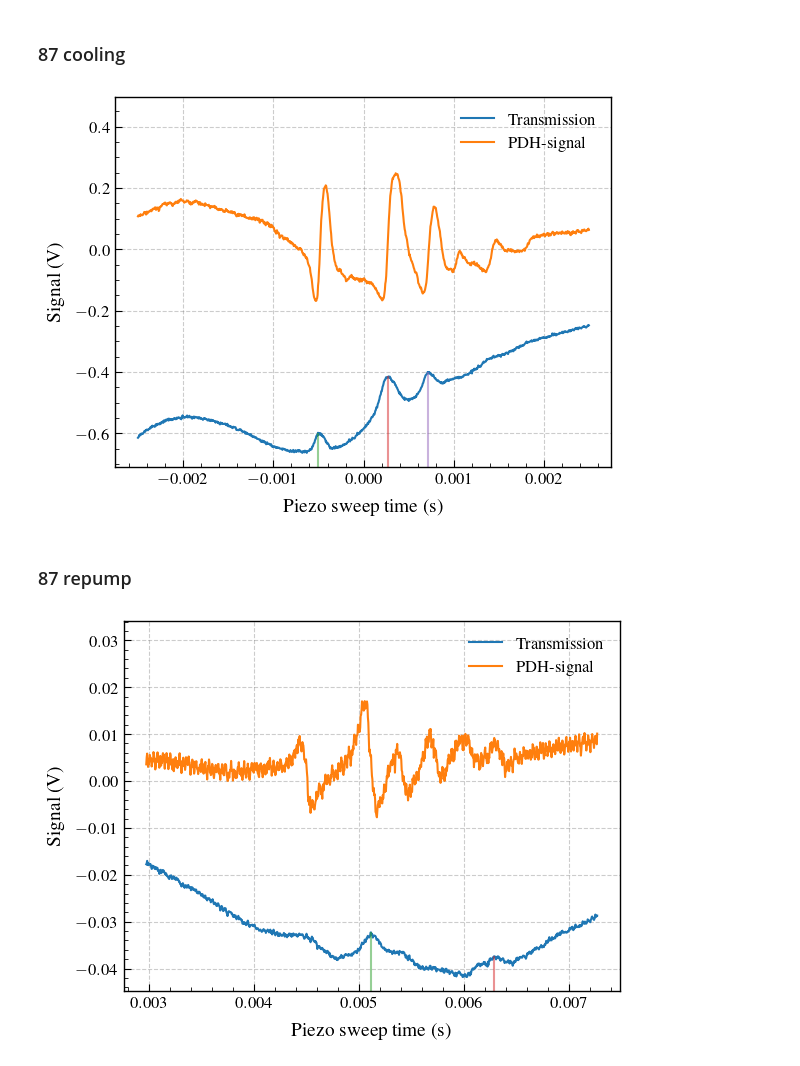
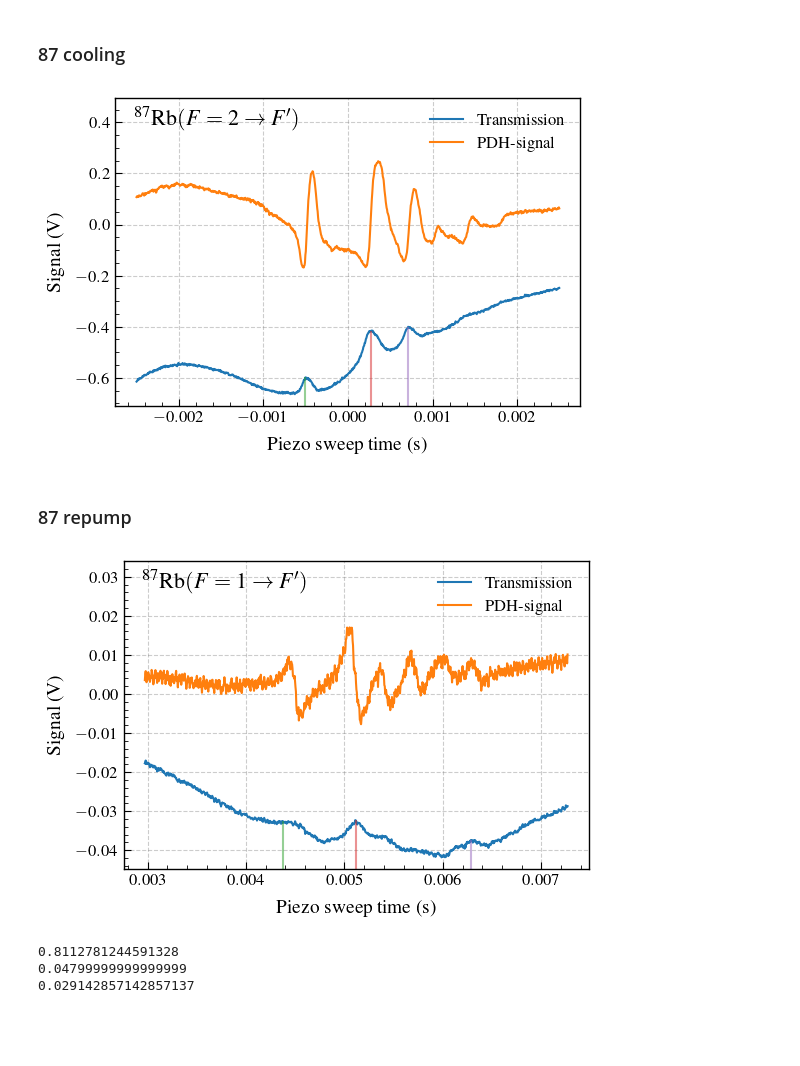
Before and after one commit to nrneubert/AEIEP, a Jupyter notebook: MOT/doppler_free_spectroscopy.ipynb, the cells around one changed output. Saved outputs shown, nothing was run; the diff lists cells and outputs as text; code cells hidden in the pictures; blank space fills up the shorter version.

```diff
--- a/MOT/doppler_free_spectroscopy.ipynb
+++ b/MOT/doppler_free_spectroscopy.ipynb
@@ -21,7 +21,7 @@ ch2 = data[:,2]     # Transmission signal
 ch3 = data[:,3]     # Error signal
 ch4 = data[:,4]     # Step function
 
-fig, ax = plt.subplots()
+fig, ax = plt.subplots(figsize=(6,4))
 
 """ --- 85 RB F2 --- """
 
@@ -40,8 +40,8 @@ ax.set_ylabel("Signal (V)")
 ax.legend()
 
 x0 = 0.04
-#ax.text(x0, 0.91, r'$F^\prime$ =', transform=ax.transAxes, fontsize=16)
-ax.set_title(r'$^{85}\mathrm{Rb}(F=2 \rightarrow F^\prime)$', fontsize=14)
+text = r'$^{85}\mathrm{Rb}(F=2 \rightarrow F^\prime)$'
+ax.text(x0, 0.91, text, transform=ax.transAxes, fontsize=16)
 
 peaks = find_peaks(ch2, distance=50, prominence=0.05)[0]
 peaks = np.delete(peaks, 0)
@@ -75,7 +75,7 @@ ch2_norm = ((ch2 - ch2_min) / (ch2_max - ch2_min)) \
 ch2_norm -= 2.0*max(ch3)
 ch2 = ch2_norm
 
-fig, ax = plt.subplots()
+fig, ax = plt.subplots(figsize=(6,4))
 
 ax.plot(time, ch2, color=f'C{0}', label='Transmission')
 ax.plot(time, ch3, color=f'C{1}', label='PDH-signal')
@@ -86,6 +86,9 @@ ax.set_ylim(ymin, max(ch3)*2.0)
 ax.set_xlabel("Piezo sweep time (s)")
 ax.set_ylabel("Signal (V)")
 ax.legend()
+
+text = r'$^{85}\mathrm{Rb}(F=3 \rightarrow F^\prime)$'
+ax.text(x0, 0.91, text, transform=ax.transAxes, fontsize=16)
 
 peaks = find_peaks(ch2, distance=100, prominence=0.01)[0]
 print(peaks)
@@ -99,6 +102,6 @@ for i, index in enumerate(peaks) :
     s = ch2[index]
     ax.vlines(x=t, ymin=lower_lim, ymax=s, color=f'C{i+2}', linestyle='-', alpha=0.5)
 
-fig.savefig("./Figures/85rbf=2.png", format='png', bbox_inches='tight', dpi=400)
+fig.savefig("./Figures/85rbf=3.png", format='png', bbox_inches='tight', dpi=400)
 # %% [output]
 [304 462 564]
@@ -122,7 +125,7 @@ ch2_norm = ((ch2 - ch2_min) / (ch2_max - ch2_min)) \
 ch2_norm -= 2.0*max(ch3)
 ch2 = ch2_norm
 
-fig, ax = plt.subplots()
+fig, ax = plt.subplots(figsize=(6,4))
 
 ax.plot(time, ch2, color=f'C{0}', label='Transmission')
 ax.plot(time, ch3, color=f'C{1}', label='PDH-signal')
@@ -133,6 +136,8 @@ ax.set_ylim(ymin, max(ch3)*2.0)
 ax.set_xlabel("Piezo sweep time (s)")
 ax.set_ylabel("Signal (V)")
 ax.legend()
+text = r'$^{87}\mathrm{Rb}(F=2 \rightarrow F^\prime)$'
+ax.text(x0, 0.91, text, transform=ax.transAxes, fontsize=16)
 
 peaks = find_peaks(ch2, distance=50, prominence=0.01)[0]
 peaks = np.delete(peaks, 0)
@@ -148,7 +153,7 @@ for i, index in enumerate(peaks) :
 
 fig.savefig("./Figures/87rbcooling.png", format='png', bbox_inches='tight', dpi=400)
 # %% [output]
-[figure, old version]
+[figure, new version]
 # %% [markdown]
 ### 87 repump
 # %%
@@ -163,34 +168,50 @@ ch2_min, ch2_max = ch2.min(), ch2.max()
 ch3_min, ch3_max = ch3.min(), ch3.max()
 
 ch2_norm = ((ch2 - ch2_min) / (ch2_max - ch2_min)) \
            * (ch3_max - ch3_min) + ch3_min
 
 ch2_norm -= 2.0*max(ch3)
 ch2 = ch2_norm
 
-fig, ax = plt.subplots()
+fig, ax = plt.subplots(figsize=(6,4))
 
 ax.plot(time, ch2, color=f'C{0}', label='Transmission')
 ax.plot(time, ch3, color=f'C{1}', label='PDH-signal')
 
 ymin, ymax = ax.get_ylim()
 ax.grid(alpha=0.4)
 ax.set_ylim(ymin, max(ch3)*2.0)
 ax.set_xlabel("Piezo sweep time (s)")
 ax.set_ylabel("Signal (V)")
 ax.legend()
+text = r'$^{87}\mathrm{Rb}(F=1 \rightarrow F^\prime)$'
+ax.text(x0, 0.91, text, transform=ax.transAxes, fontsize=16)
 
-peaks = find_peaks(ch2, distance=50, prominence=0.001)[0]
+peaks = find_peaks(ch2, distance=50, prominence=0.00081)[0]
 
 lower_lim = ax.get_ylim()[0]
 
 strings = ["", "", ""]
 
 for i, index in enumerate(peaks) :
     t = time[index]
     s = ch2[index]
     ax.vlines(x=t, ymin=lower_lim, ymax=s, color=f'C{i+2}', linestyle='-', alpha=0.5)
 
-#fig.savefig("./Figures/87rbrepump.png", format='png', bbox_inches='tight', dpi=400)
+fig.savefig("./Figures/87rbrepump.png", format='png', bbox_inches='tight', dpi=400)
 # %% [output]
-[figure, old version]
+[figure, new version]
+# %%
+import numpy as np
+
+es = lambda x : -x*np.log2(x)
+
+print(es(2/8) + es(6/8))
+
+print(0.940 - 8/14 * 0.811 - 6/14 * 1.0)
+
+print(0.940 - 4/14 * 1.0 - 6/14 * 0.918 - 4/14 * 0.811)
+# %% [output]
+0.8112781244591328
+0.04799999999999999
+0.029142857142857137
```
Also changed, not shown: parts of 2 cells of this notebook, 10 other files.
